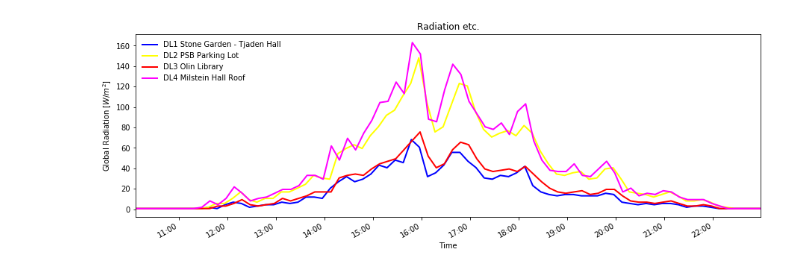
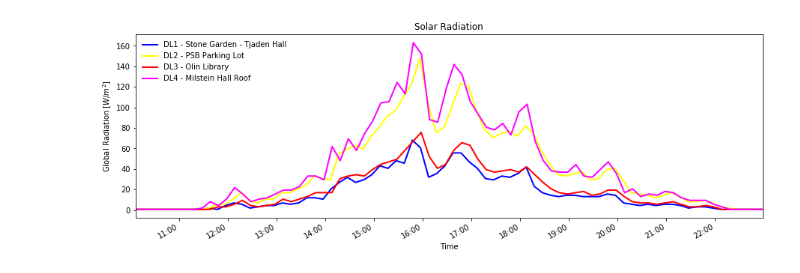
Before and after one commit to kastnerp/CampusMicroclimateAndWeather, a Jupyter notebook: ReadPlot.ipynb, the cells around one changed output. Drawn from its saved outputs; the diff is of its cells as text; code cells hidden in the pictures.

```diff
--- a/ReadPlot.ipynb
+++ b/ReadPlot.ipynb
@@ -51,11 +57,14 @@ custom_figsize=(15,5)
 # Change lineweights
 lineweights = 2
 
+# Variable to plot
+variable = 'Solar Radiation'
+
 # Plot two dataframes into one plot
-ax = df1_.plot(y=['Solar Radiation'],lw = lineweights, figsize=custom_figsize,color='blue')
-df3_.plot(     y=['Solar Radiation'],lw = lineweights, figsize=custom_figsize,color='yellow',ax=ax)
-df2_.plot(     y=['Solar Radiation'],lw = lineweights, figsize=custom_figsize,color='red',ax=ax)
-df4_.plot(     y=['Solar Radiation'],lw = lineweights, figsize=custom_figsize,color='magenta',ax=ax)
+ax = df1_.plot(y=[variable],lw = lineweights, figsize=custom_figsize,color='blue')
+df3_.plot(     y=[variable],lw = lineweights, figsize=custom_figsize,color='yellow',ax=ax)
+df2_.plot(     y=[variable],lw = lineweights, figsize=custom_figsize,color='red',ax=ax)
+df4_.plot(     y=[variable],lw = lineweights, figsize=custom_figsize,color='magenta',ax=ax)
 
 # Subset Time Series By Dates Python Using Pandas
 #https://www.earthdatascience.org/courses/earth-analytics-python/use-time-series-data-in-python/subset-time-series-data-python/
@@ -63,37 +72,37 @@ df4_.plot(     y=['Solar Radiation'],lw = lineweights, figsize=custom_figsize,co
 
 # Legend
 ax.legend([
-"DL1 Stone Garden - Tjaden Hall",
-"DL2 PSB Parking Lot",
-"DL3 Olin Library",
-"DL4 Milstein Hall Roof "
+"DL1 - Stone Garden - Tjaden Hall",
+"DL2 - PSB Parking Lot",
+"DL3 - Olin Library",
+"DL4 - Milstein Hall Roof "
 ],loc='upper left', frameon=False)
 
 
 # Fix xticks
 
 years = mdates.YearLocator()   # every year
 months = mdates.MonthLocator()  # every month
 days = mdates.DayLocator()  # every minute
 hours = mdates.HourLocator()  # every minute
 minutes = mdates.MinuteLocator()  # every minute
 
 days_fmt = mdates.DateFormatter('%d')
 hours_fmt = mdates.DateFormatter('%H:00')
 
 # format the ticks
 ax.xaxis.set_major_locator(hours)
 ax.xaxis.set_major_formatter(hours_fmt)
 ax.xaxis.set_minor_locator(hours)
 
 #Labels
 plt.ylabel('Global Radiation $[W/m^2]$')
 plt.xlabel("Time")
 
 # Title
-ax.set_title('Radiation etc.')
+ax.set_title(variable)
 
 # Save PDF
-plt.savefig('Global_Radiation.pdf')
+plot_graph(plt, start_time, variable)
 # %% [output]
-[figure, old version]
+[figure, new version]
```
Also changed, not shown: parts of 5 cells of this notebook, 1 other file.
